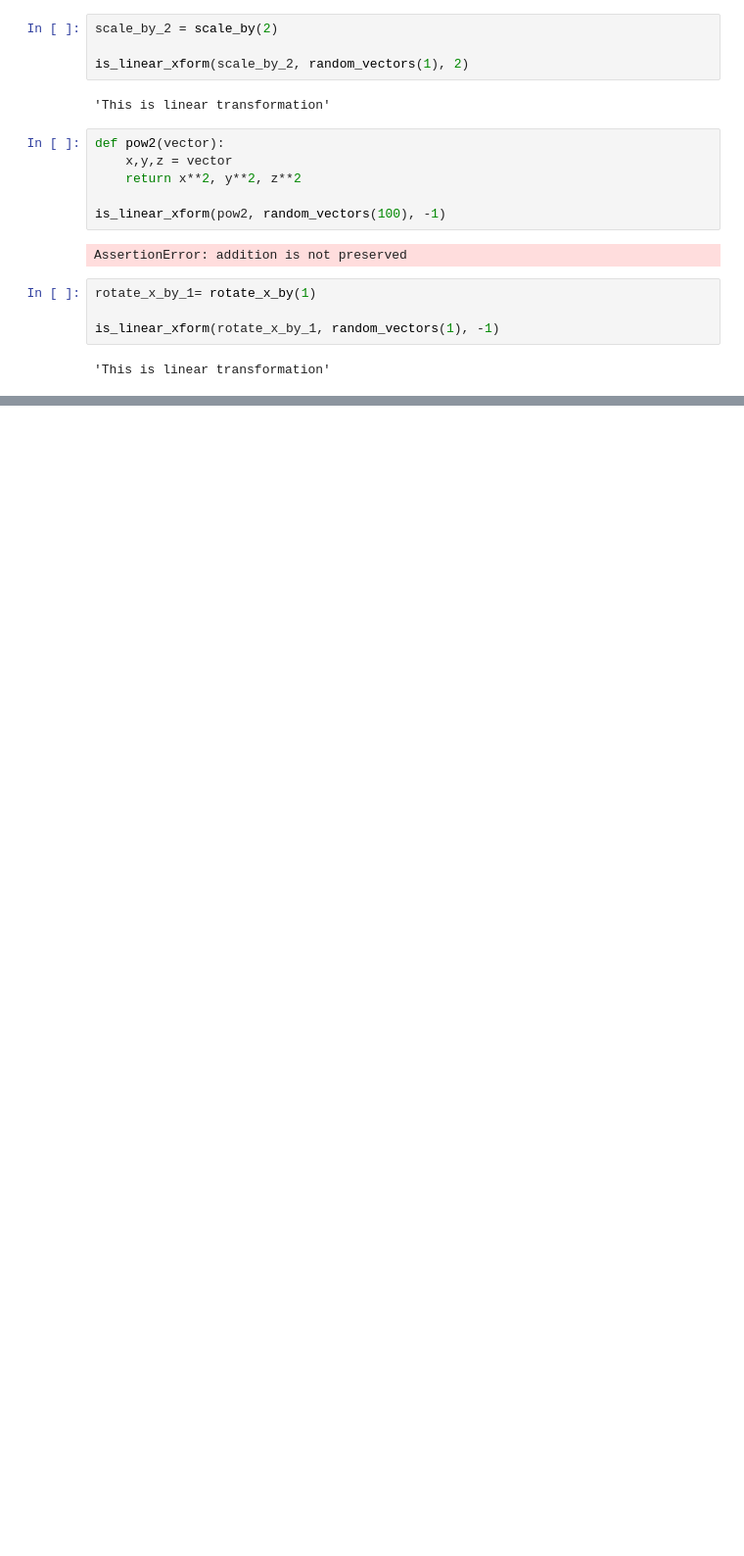
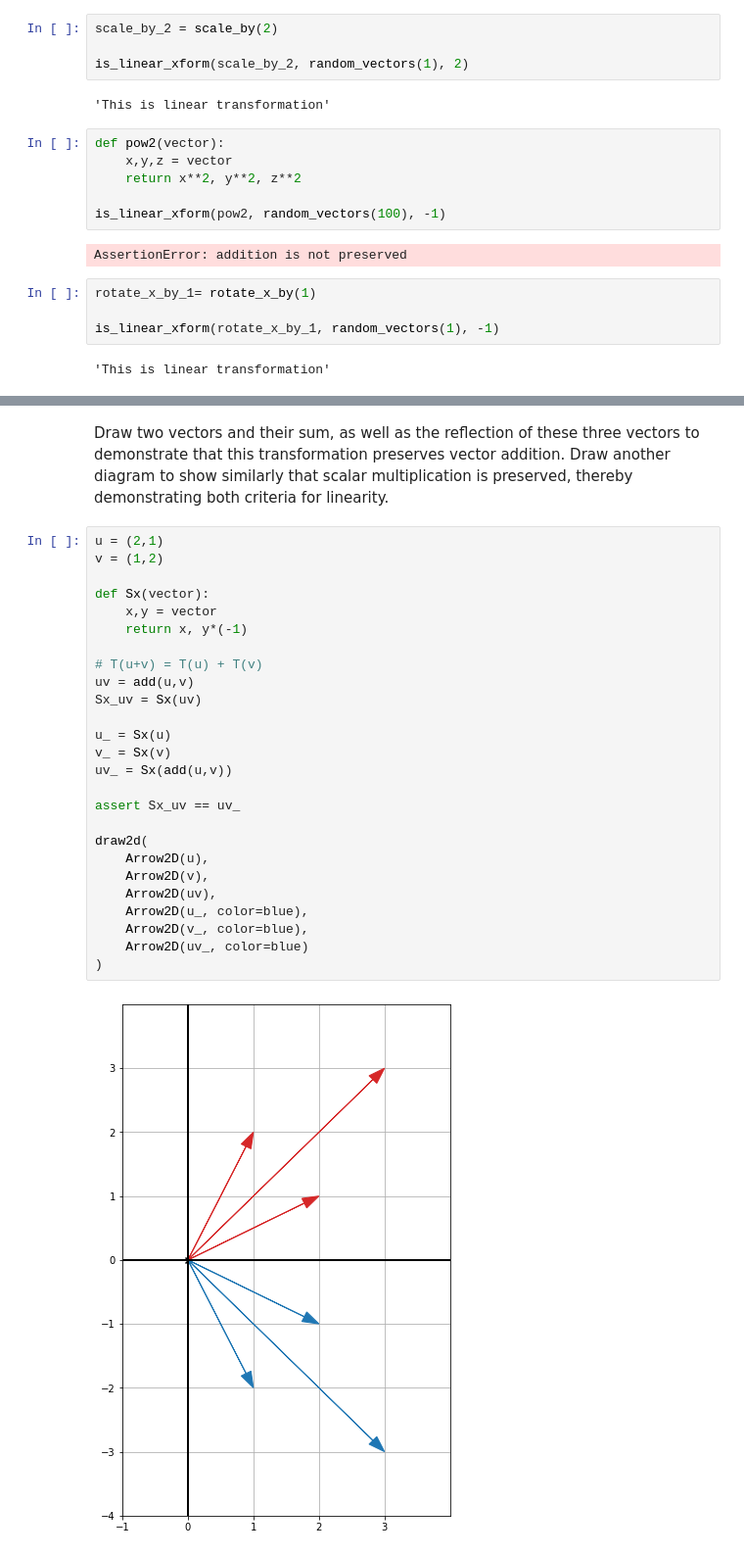
Before and after one commit to saradhimpardha/math_for_programmers, a Jupyter notebook: chapter_04/ch04_exercises.ipynb, the cells around one changed output, grey strips where cells are left out. Shown at 98% size. Saved outputs shown, nothing was run; the diff lists cells and outputs as text; blank space fills up the shorter version.

```diff
--- a/chapter_04/ch04_exercises.ipynb
+++ b/chapter_04/ch04_exercises.ipynb
@@ -508,0 +534,30 @@ is_linear_xform(rotate_x_by_1, random_vectors(1), -1)
+# %% [markdown]
+Draw two vectors and their sum, as well as the reflection of these three vectors to demonstrate that this transformation preserves vector addition. Draw another diagram to show similarly that scalar multiplication is preserved, thereby demonstrating both criteria for linearity.
+# %%
+u = (2,1)
+v = (1,2)
+
+def Sx(vector):
+    x,y = vector
+    return x, y*(-1)
+
+# T(u+v) = T(u) + T(v)
+uv = add(u,v)
+Sx_uv = Sx(uv)
+
+u_ = Sx(u)
+v_ = Sx(v)
+uv_ = Sx(add(u,v))
+
+assert Sx_uv == uv_
+
+draw2d(
+    Arrow2D(u),
+    Arrow2D(v),
+    Arrow2D(uv),
+    Arrow2D(u_, color=blue),
+    Arrow2D(v_, color=blue),
+    Arrow2D(uv_, color=blue)
+)
+# %% [output]
+[figure, added]
```
Also changed, not shown: parts of 19 cells of this notebook.
